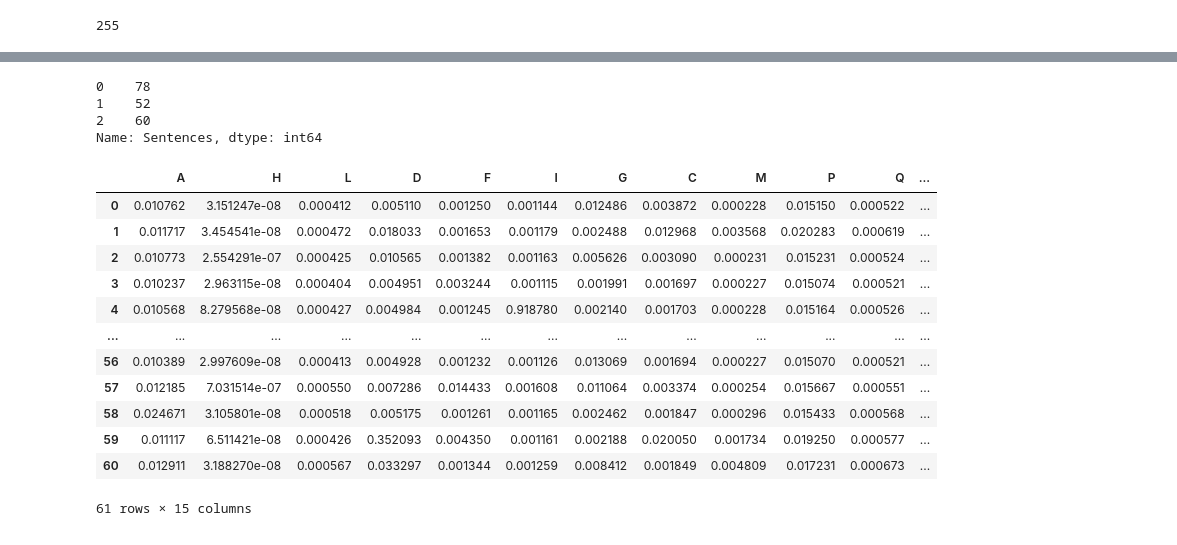
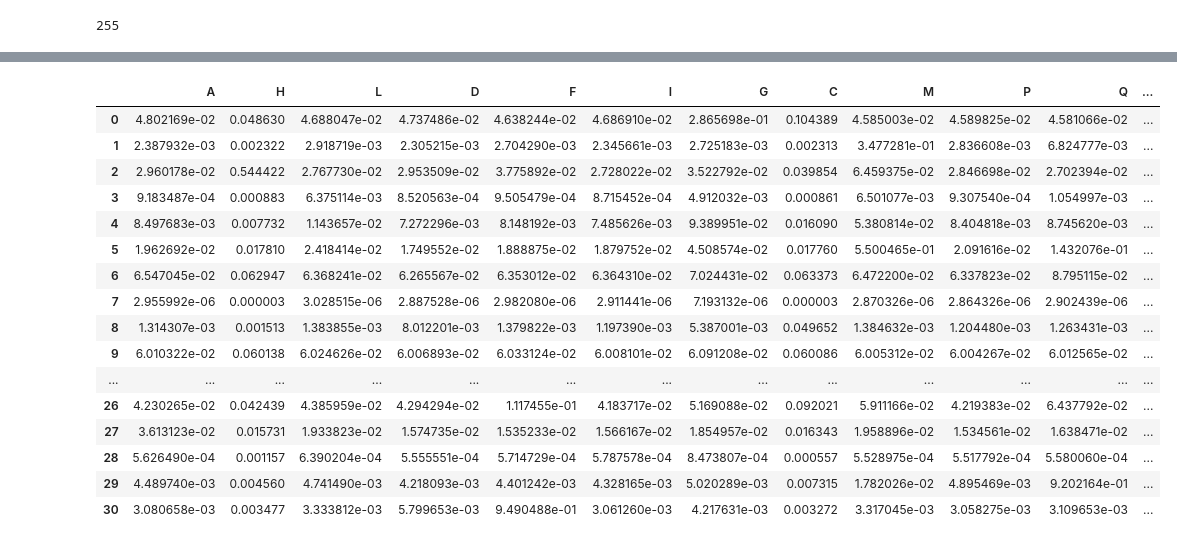
Before and after one commit to hendrikweichel/nace_report_topic_analysis, a Jupyter notebook: BERT_classifier/Classify_report_with_BERT/conformal_classification.ipynb, the cells around one changed output, grey strips where cells are left out. Cells and saved outputs as stored; diff of their text form; code cells hidden in the pictures.

```diff
--- a/BERT_classifier/Classify_report_with_BERT/conformal_classification.ipynb
+++ b/BERT_classifier/Classify_report_with_BERT/conformal_classification.ipynb
@@ -298,6 +298,10 @@ accommodation in cases where they were displaced.""", return_tensors="pt", trunc
 t["input_ids"].shape[1]
 # %% [output]
 255
+# %%
+from sklearn.model_selection import train_test_split
+
+test_indices, calibration_indices = train_test_split(np.arange(len(reports_results)), test_size=0.5, random_state=42)
 # %%
 class_evals = []
 
@@ -327,10 +331,7 @@ for agg_func in [logit_stacking]:
 
         df_nace_codes_descriptions = pd.read_csv(path_nace_code_descriptions, sep="\t")
 
-        for results_path in tqdm.tqdm((reports_results)):
-        #for results_path in ((reports_results)):
-
-            # print(results_path)
+        for results_path in tqdm.tqdm(np.array(reports_results)[calibration_indices]):
 
             report_name = os.path.basename(results_path.split("/")[-2])
             label = report_to_nace_class.get(report_name)
@@ -345,17 +346,14 @@ for agg_func in [logit_stacking]:
             scores = df_eval.columns.drop(["Sentences", "Relevancy_sig", "Relevancy_over_0_5", 'classification', 'max_class_sim'])
 
             df_eval[scores] = df_eval[scores].apply(softmax, axis=1)
-            df_softmax = df_eval[scores]
+            df_softmax = df_eval[scores].copy()
 
             class_eval_dict = agg_func(
                     df_softmax, scores, threshold=conf, df_full=df_eval.copy(), k = k, threshold_relevancy =threshold_relevancy
                 )
-
-            #print(class_eval_dict)
+            class_eval_dict["right_class"] = level_1_label
 
             class_evals.append(class_eval_dict)
-
-            print(df_eval["Sentences"].apply(lambda t : tokenizer(t, return_tensors="pt", truncation=True)["input_ids"].shape[1]).to_list())
 # %% [output]
 --------
 
@@ -523,7 +362,0 @@ See the caveats in the documentation: https://pandas.pydata.org/pandas-docs/stab
-# %%
-df_eval["Sentences"].apply(lambda t : tokenizer(t, return_tensors="pt", truncation=True)["input_ids"].shape[1])
-# %% [output]
-0    78
-1    52
-2    60
-Name: Sentences, dtype: int64
@@ -530,18 +365,23 @@ Name: Sentences, dtype: int64
 # %%
 df_class_evals = pd.DataFrame(class_evals)
-df_class_evals = df_class_evals.apply(softmax)
+scores = df_class_evals.columns.drop("right_class")
+df_class_evals[scores] = df_class_evals[scores].apply(softmax, 1)
 df_class_evals
 # %% [output]
 |  | A | H | L | D | F | I | G | C | M | P | Q | ... |
-| 0 | 0.010762 | 3.151247e-08 | 0.000412 | 0.005110 | 0.001250 | 0.001144 | 0.012486 | 0.003872 | 0.000228 | 0.015150 | 0.000522 | ... |
-| 1 | 0.011717 | 3.454541e-08 | 0.000472 | 0.018033 | 0.001653 | 0.001179 | 0.002488 | 0.012968 | 0.003568 | 0.020283 | 0.000619 | ... |
-| 2 | 0.010773 | 2.554291e-07 | 0.000425 | 0.010565 | 0.001382 | 0.001163 | 0.005626 | 0.003090 | 0.000231 | 0.015231 | 0.000524 | ... |
-| 3 | 0.010237 | 2.963115e-08 | 0.000404 | 0.004951 | 0.003244 | 0.001115 | 0.001991 | 0.001697 | 0.000227 | 0.015074 | 0.000521 | ... |
-| 4 | 0.010568 | 8.279568e-08 | 0.000427 | 0.004984 | 0.001245 | 0.918780 | 0.002140 | 0.001703 | 0.000228 | 0.015164 | 0.000526 | ... |
+| 0 | 4.802169e-02 | 0.048630 | 4.688047e-02 | 4.737486e-02 | 4.638244e-02 | 4.686910e-02 | 2.865698e-01 | 0.104389 | 4.585003e-02 | 4.589825e-02 | 4.581066e-02 | ... |
+| 1 | 2.387932e-03 | 0.002322 | 2.918719e-03 | 2.305215e-03 | 2.704290e-03 | 2.345661e-03 | 2.725183e-03 | 0.002313 | 3.477281e-01 | 2.836608e-03 | 6.824777e-03 | ... |
+| 2 | 2.960178e-02 | 0.544422 | 2.767730e-02 | 2.953509e-02 | 3.775892e-02 | 2.728022e-02 | 3.522792e-02 | 0.039854 | 6.459375e-02 | 2.846698e-02 | 2.702394e-02 | ... |
+| 3 | 9.183487e-04 | 0.000883 | 6.375114e-03 | 8.520563e-04 | 9.505479e-04 | 8.715452e-04 | 4.912032e-03 | 0.000861 | 6.501077e-03 | 9.307540e-04 | 1.054997e-03 | ... |
+| 4 | 8.497683e-03 | 0.007732 | 1.143657e-02 | 7.272296e-03 | 8.148192e-03 | 7.485626e-03 | 9.389951e-02 | 0.016090 | 5.380814e-02 | 8.404818e-03 | 8.745620e-03 | ... |
+| 5 | 1.962692e-02 | 0.017810 | 2.418414e-02 | 1.749552e-02 | 1.888875e-02 | 1.879752e-02 | 4.508574e-02 | 0.017760 | 5.500465e-01 | 2.091616e-02 | 1.432076e-01 | ... |
+| 6 | 6.547045e-02 | 0.062947 | 6.368241e-02 | 6.265567e-02 | 6.353012e-02 | 6.364310e-02 | 7.024431e-02 | 0.063373 | 6.472200e-02 | 6.337823e-02 | 8.795115e-02 | ... |
+| 7 | 2.955992e-06 | 0.000003 | 3.028515e-06 | 2.887528e-06 | 2.982080e-06 | 2.911441e-06 | 7.193132e-06 | 0.000003 | 2.870326e-06 | 2.864326e-06 | 2.902439e-06 | ... |
+| 8 | 1.314307e-03 | 0.001513 | 1.383855e-03 | 8.012201e-03 | 1.379822e-03 | 1.197390e-03 | 5.387001e-03 | 0.049652 | 1.384632e-03 | 1.204480e-03 | 1.263431e-03 | ... |
+| 9 | 6.010322e-02 | 0.060138 | 6.024626e-02 | 6.006893e-02 | 6.033124e-02 | 6.008101e-02 | 6.091208e-02 | 0.060086 | 6.005312e-02 | 6.004267e-02 | 6.012565e-02 | ... |
 | ... | ... | ... | ... | ... | ... | ... | ... | ... | ... | ... | ... | ... |
-| 56 | 0.010389 | 2.997609e-08 | 0.000413 | 0.004928 | 0.001232 | 0.001126 | 0.013069 | 0.001694 | 0.000227 | 0.015070 | 0.000521 | ... |
-| 57 | 0.012185 | 7.031514e-07 | 0.000550 | 0.007286 | 0.014433 | 0.001608 | 0.011064 | 0.003374 | 0.000254 | 0.015667 | 0.000551 | ... |
-| 58 | 0.024671 | 3.105801e-08 | 0.000518 | 0.005175 | 0.001261 | 0.001165 | 0.002462 | 0.001847 | 0.000296 | 0.015433 | 0.000568 | ... |
-| 59 | 0.011117 | 6.511421e-08 | 0.000426 | 0.352093 | 0.004350 | 0.001161 | 0.002188 | 0.020050 | 0.001734 | 0.019250 | 0.000577 | ... |
-| 60 | 0.012911 | 3.188270e-08 | 0.000567 | 0.033297 | 0.001344 | 0.001259 | 0.008412 | 0.001849 | 0.004809 | 0.017231 | 0.000673 | ... |
+| 26 | 4.230265e-02 | 0.042439 | 4.385959e-02 | 4.294294e-02 | 1.117455e-01 | 4.183717e-02 | 5.169088e-02 | 0.092021 | 5.911166e-02 | 4.219383e-02 | 6.437792e-02 | ... |
+| 27 | 3.613123e-02 | 0.015731 | 1.933823e-02 | 1.574735e-02 | 1.535233e-02 | 1.566167e-02 | 1.854957e-02 | 0.016343 | 1.958896e-02 | 1.534561e-02 | 1.638471e-02 | ... |
+| 28 | 5.626490e-04 | 0.001157 | 6.390204e-04 | 5.555551e-04 | 5.714729e-04 | 5.787578e-04 | 8.473807e-04 | 0.000557 | 5.528975e-04 | 5.517792e-04 | 5.580060e-04 | ... |
+| 29 | 4.489740e-03 | 0.004560 | 4.741490e-03 | 4.218093e-03 | 4.401242e-03 | 4.328165e-03 | 5.020289e-03 | 0.007315 | 1.782026e-02 | 4.895469e-03 | 9.202164e-01 | ... |
+| 30 | 3.080658e-03 | 0.003477 | 3.333812e-03 | 5.799653e-03 | 9.490488e-01 | 3.061260e-03 | 4.217631e-03 | 0.003272 | 3.317045e-03 | 3.058275e-03 | 3.109653e-03 | ... |
-61 rows × 15 columns
```
Also changed, not shown: parts of 22 cells of this notebook, 15 other files.
